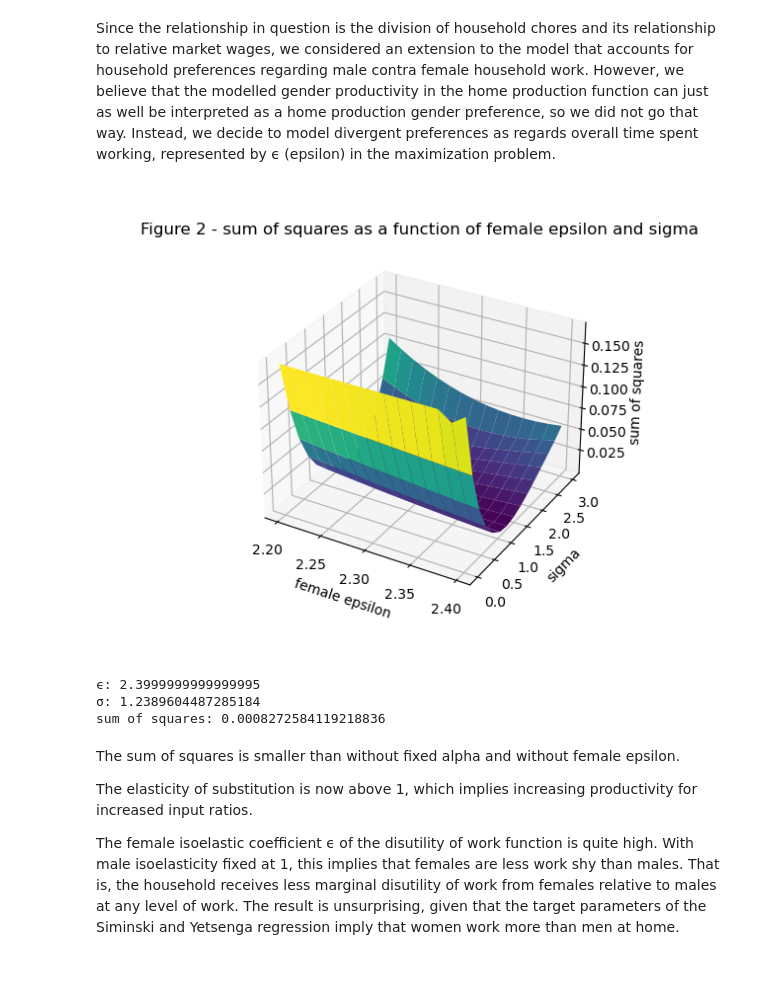
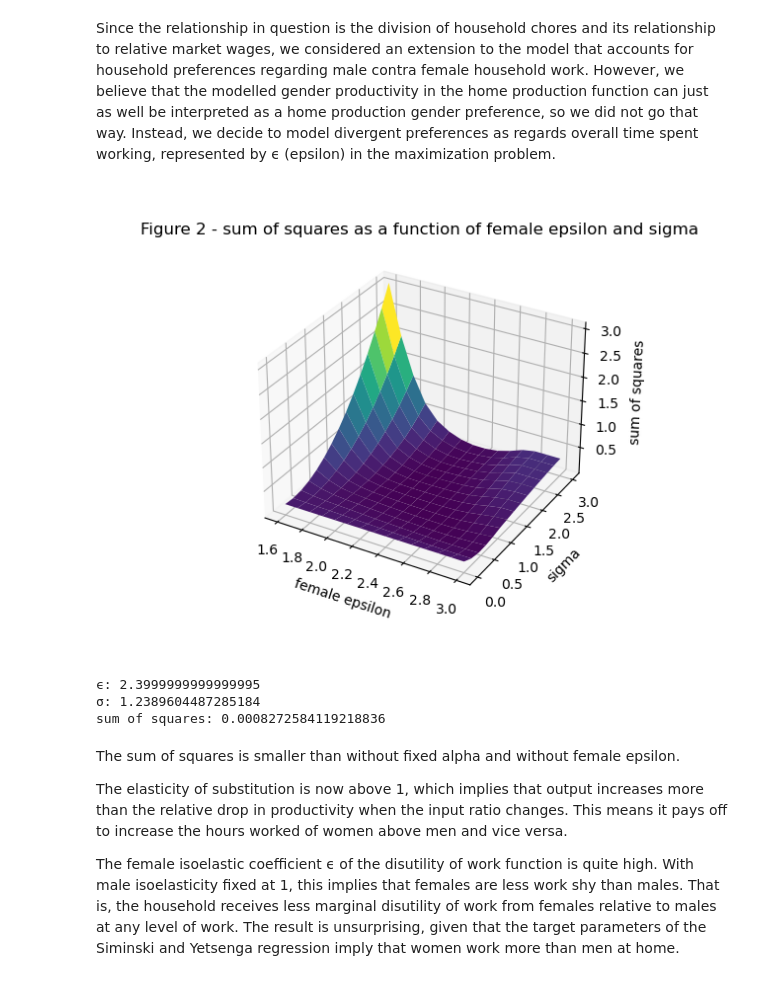
Before and after one commit to NumEconCopenhagen/projects-2023-bulen, a Jupyter notebook: inauguralproject/inauguralproject.ipynb, the cells around one changed output. Saved outputs shown, nothing was run; the diff lists cells and outputs as text; code cells hidden in the pictures.

```diff
--- a/inauguralproject/inauguralproject.ipynb
+++ b/inauguralproject/inauguralproject.ipynb
@@ -271,7 +271,7 @@ Instead, we decide to model divergent preferences as regards overall time spent
 
 OurModel5 = HouseholdSpecializationModelClass()
 
-epsilonlist = np.linspace(2.2,2.4,15)
+epsilonlist = np.linspace(1.6,3,15)
 sigmalistext = np.linspace(0,3,15)
 
 
@@ -280,34 +280,34 @@ errorvalues1 = np.zeros((15, 15))
 for i, epsilonf in enumerate(epsilonlist):
     for j, sigma in enumerate(sigmalistext):
         OurModel5.par.epsilonf=i
         OurModel5.par.sigma=j
         temp1=OurModel5.deviation_ext(epsilonf, sigma)
         errorvalues1[i,j] = temp1
 
 
 
 from mpl_toolkits.mplot3d import Axes3D as ax
 %matplotlib widget
 
 # a. plot
 epsilonspace, sigmaspaceext = np.meshgrid(epsilonlist,sigmalistext,indexing='ij')
 
 
 fig = plt.figure()
 
 ax = fig.add_subplot(projection='3d')
 
 ax.plot_surface(epsilonspace,sigmaspaceext,errorvalues1, cmap='viridis')
 
 # b. add labels
 ax.set_xlabel('female epsilon')
 ax.set_ylabel('sigma')
 ax.set_zlabel('sum of squares')
 ax.set_title('Figure 2 - sum of squares as a function of female epsilon and sigma')
 
 plt.show()
 # %% [output]
-[figure, old version]
+[figure, new version]
 # %%
 
 # b. Minimizing within likely bounds and printing corresponding values
@@ -326,6 +326,6 @@ sum of squares: 0.0008272584119218836
 # %% [markdown]
 The sum of squares is smaller than without fixed alpha and without female epsilon.
 
-The elasticity of substitution is now above 1, which implies increasing productivity for increased input ratios.
+The elasticity of substitution is now above 1, which implies that output increases more than the relative drop in productivity when the input ratio changes. This means it pays off to increase the hours worked of women above men and vice versa.
 
 The female isoelastic coefficient ϵ of the disutility of work function is quite high. With male isoelasticity fixed at 1, this implies that females are less work shy than males. That is, the household receives less marginal disutility of work from females relative to males at any level of work. The result is unsurprising, given that the target parameters of the Siminski and Yetsenga regression imply that women work more than men at home.
```
Also changed, not shown: parts of 1 cell of this notebook, 1 other file.
